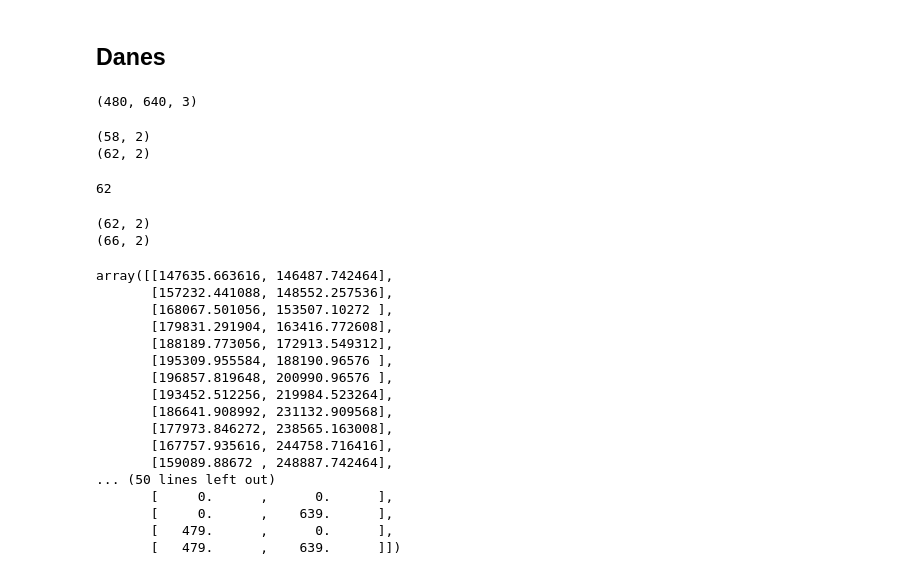
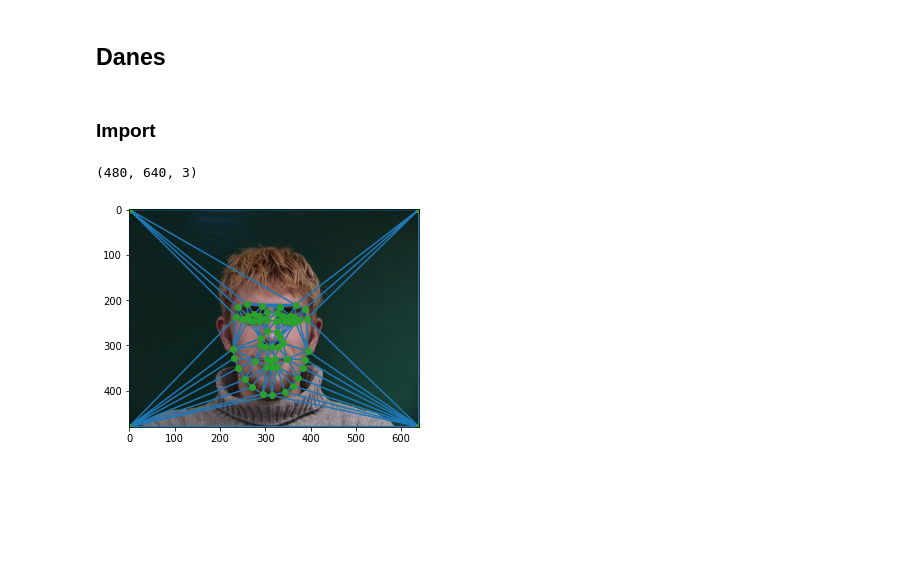
Before and after one commit to aprilsin/cs194-proj3, a Jupyter notebook: CS194 Proj3.ipynb, the cells around one changed output. Drawn from its saved outputs; the diff is of its cells as text; code cells hidden in the pictures; blank space fills up the shorter version.

```diff
--- a/CS194 Proj3.ipynb
+++ b/CS194 Proj3.ipynb
@@ -220,6 +216,8 @@ morph.plot_tri_mesh(mean_img, mean_pts, triangulation)
 [figure]
 # %% [markdown]
 ## Danes
+# %% [markdown]
+### Import
 # %%
 import population_mean as pop
 # %%
@@ -245,39 +244,12 @@ female_pts = list(Path(pop_dir).glob("*-1f.asf"))
 # %%
 man = my_types.to_img_arr("imm_face_db/01-1m.jpg")
 man_pts = my_types.to_points("imm_face_db/01-1m.asf")
-man_pts.shape
-# assert man_pts.shape[1] == 2
-# print(man_pts)
-# print(pop.fix_pop_pts(man_pts))
+# man_pts.shape
+# # assert man_pts.shape[1] == 2
+# # print(man_pts)
+# # print(pop.fix_pop_pts(man_pts))
 man_pts = pop.fix_pop_pts(man_pts)
-# utils.plot_points(man, pop.fix_pop_pts(man_pts))
-# triangulation = morph.delaunay(man_pts)
+# # utils.plot_points(man, pop.fix_pop_pts(man_pts))
+morph.plot_tri_mesh(man, man_pts, morph.delaunay(man_pts))
 # %% [output]
-(58, 2)
-(62, 2)
+[figure, added]
-# %%
-len(man_pts)
-# %% [output]
-62
-# %%
-pop.fix_pop_pts(man_pts)
-# %% [output]
-(62, 2)
-(66, 2)
-array([[147635.663616, 146487.742464],
-       [157232.441088, 148552.257536],
-       [168067.501056, 153507.10272 ],
-       [179831.291904, 163416.772608],
-       [188189.773056, 172913.549312],
-       [195309.955584, 188190.96576 ],
-       [196857.819648, 200990.96576 ],
-       [193452.512256, 219984.523264],
-       [186641.908992, 231132.909568],
-       [177973.846272, 238565.163008],
-       [167757.935616, 244758.716416],
-       [159089.88672 , 248887.742464],
-... (50 lines left out)
-       [     0.      ,      0.      ],
-       [     0.      ,    639.      ],
-       [   479.      ,      0.      ],
-       [   479.      ,    639.      ]])
```
Also changed, not shown: parts of 18 cells of this notebook, 45 other files.
